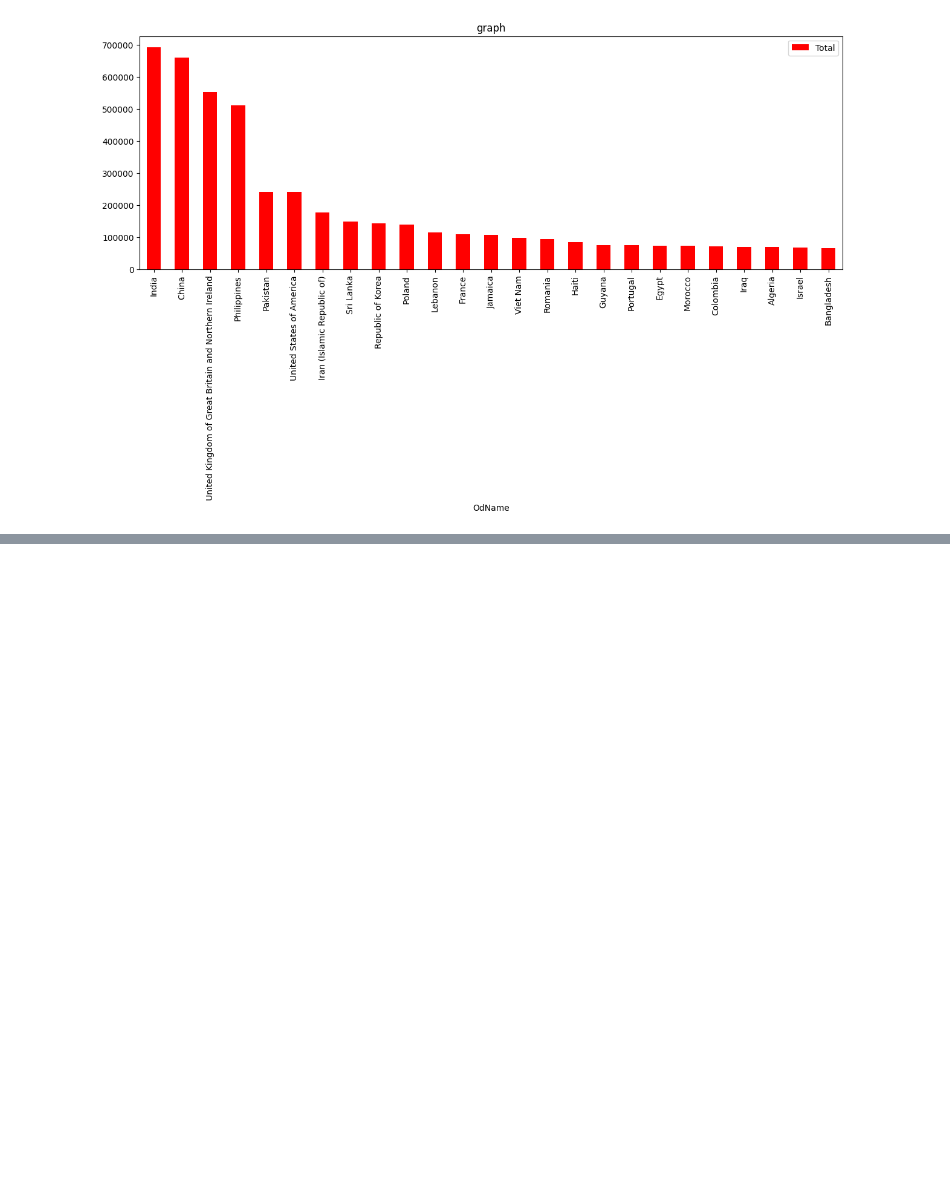
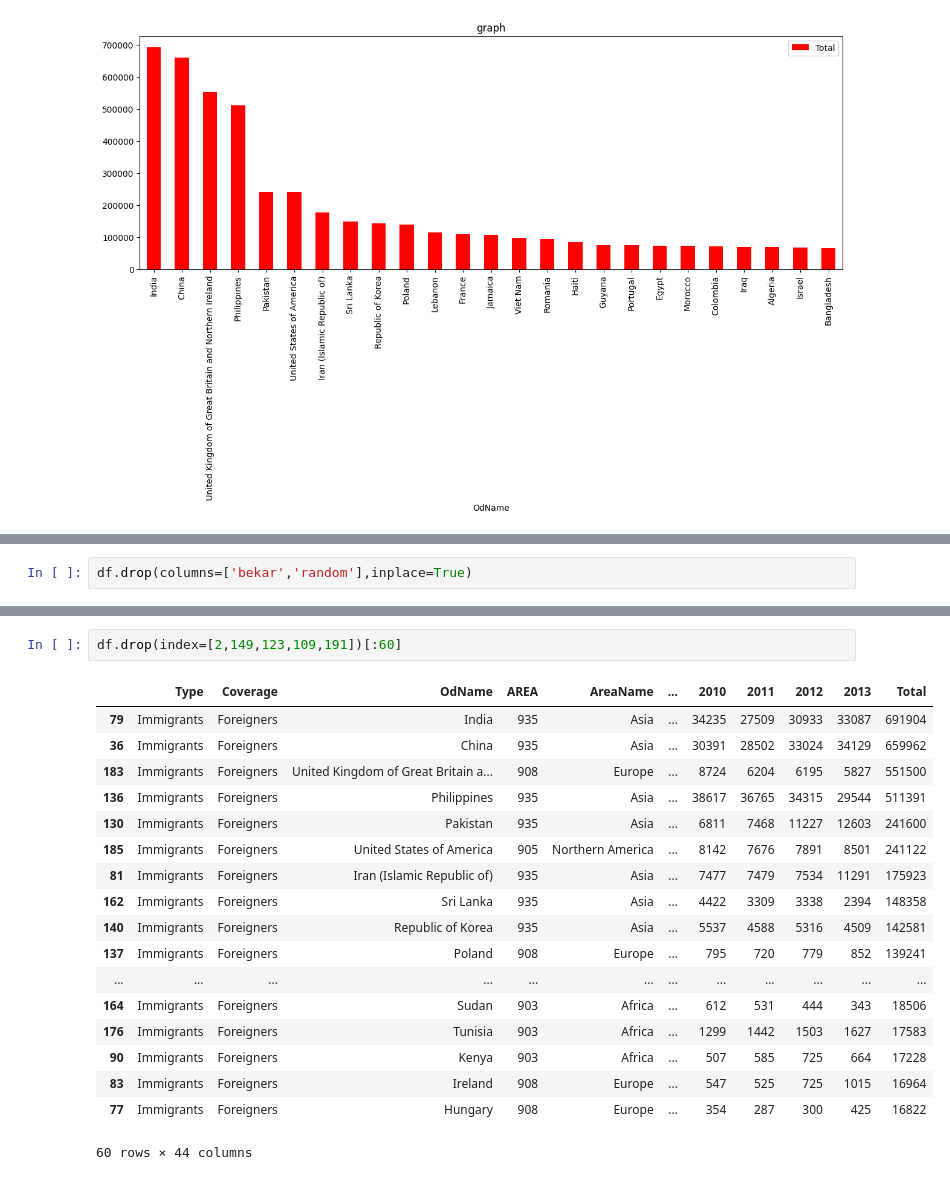
Before and after one commit to Natasha7769/data-analytics-digipodium, a Jupyter notebook: Pandas_basics/analysis.ipynb, the cells around one changed output, grey strips where cells are left out. Saved outputs shown, nothing was run; the diff lists cells and outputs as text; blank space fills up the shorter version.

```diff
--- a/Pandas_basics/analysis.ipynb
+++ b/Pandas_basics/analysis.ipynb
@@ -552,0 +624,2 @@ df[['OdName','Total']].head(25).plot(kind='bar',x= 'OdName',y='Total',color='red
+# %%
+df.drop(columns=['bekar','random'],inplace=True)
@@ -552,0 +652,21 @@ df[['OdName','Total']].head(25).plot(kind='bar',x= 'OdName',y='Total',color='red
+# %%
+df.drop(index=[2,149,123,109,191])[:60]
+# %% [output]
+|  | Type | Coverage | OdName | AREA | AreaName | ... | 2010 | 2011 | 2012 | 2013 | Total |
+| 79 | Immigrants | Foreigners | India | 935 | Asia | ... | 34235 | 27509 | 30933 | 33087 | 691904 |
+| 36 | Immigrants | Foreigners | China | 935 | Asia | ... | 30391 | 28502 | 33024 | 34129 | 659962 |
+| 183 | Immigrants | Foreigners | United Kingdom of Great Britain a... | 908 | Europe | ... | 8724 | 6204 | 6195 | 5827 | 551500 |
+| 136 | Immigrants | Foreigners | Philippines | 935 | Asia | ... | 38617 | 36765 | 34315 | 29544 | 511391 |
+| 130 | Immigrants | Foreigners | Pakistan | 935 | Asia | ... | 6811 | 7468 | 11227 | 12603 | 241600 |
+| 185 | Immigrants | Foreigners | United States of America | 905 | Northern America | ... | 8142 | 7676 | 7891 | 8501 | 241122 |
+| 81 | Immigrants | Foreigners | Iran (Islamic Republic of) | 935 | Asia | ... | 7477 | 7479 | 7534 | 11291 | 175923 |
+| 162 | Immigrants | Foreigners | Sri Lanka | 935 | Asia | ... | 4422 | 3309 | 3338 | 2394 | 148358 |
+| 140 | Immigrants | Foreigners | Republic of Korea | 935 | Asia | ... | 5537 | 4588 | 5316 | 4509 | 142581 |
+| 137 | Immigrants | Foreigners | Poland | 908 | Europe | ... | 795 | 720 | 779 | 852 | 139241 |
+| ... | ... | ... | ... | ... | ... | ... | ... | ... | ... | ... | ... |
+| 164 | Immigrants | Foreigners | Sudan | 903 | Africa | ... | 612 | 531 | 444 | 343 | 18506 |
+| 176 | Immigrants | Foreigners | Tunisia | 903 | Africa | ... | 1299 | 1442 | 1503 | 1627 | 17583 |
+| 90 | Immigrants | Foreigners | Kenya | 903 | Africa | ... | 507 | 585 | 725 | 664 | 17228 |
+| 83 | Immigrants | Foreigners | Ireland | 908 | Europe | ... | 547 | 525 | 725 | 1015 | 16964 |
+| 77 | Immigrants | Foreigners | Hungary | 908 | Europe | ... | 354 | 287 | 300 | 425 | 16822 |
+60 rows × 44 columns
```
Also changed, not shown: parts of 31 cells of this notebook.
